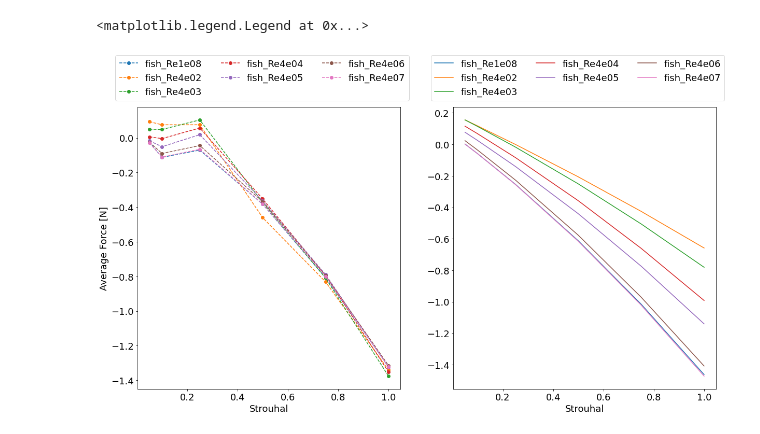
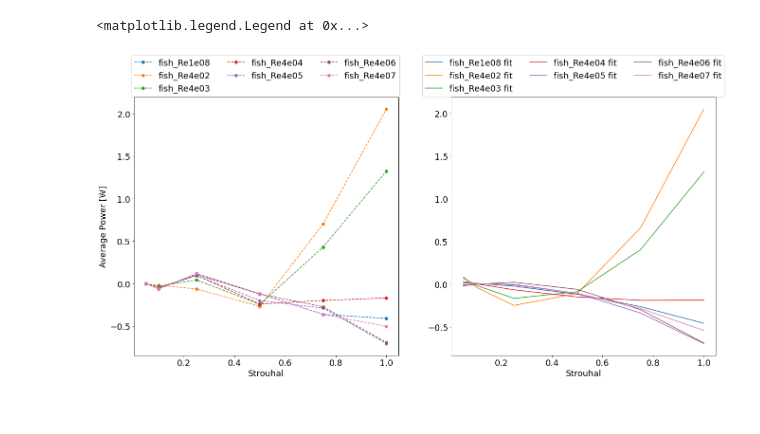
Before and after one commit to michaelcoe/Ika-Flow, a Jupyter notebook: OpenFOAM/postProcessing/plot_multipleCases_fish.ipynb, the cells around one changed output. Cells and saved outputs as stored; diff of their text form; code cells hidden in the pictures.

```diff
--- a/OpenFOAM/postProcessing/plot_multipleCases_fish.ipynb
+++ b/OpenFOAM/postProcessing/plot_multipleCases_fish.ipynb
@@ -125,7 +131,7 @@ if force_flag == 1:
     for case in force_caseDict:
         for path in force_caseDict[case][force_locations[0]]:
             force_paths_total.append(path)
-    forces = [Forces(force_path, averaged_cycles, total_cycles, True, True, 'blackman', 21) for force_path in force_paths_total]
+    forces = [Forces(force_path, averaged_cycles, total_cycles, True, True, 'blackman', 51) for force_path in force_paths_total]
 # %%
 plt.rcParams.update({'font.size':18})
 
@@ -152,5 +158,5 @@ if forceBin_flag == 1:
         for path in forceBin_caseDict[case][force_locations[2]]:
             forceBin_paths_bottom.append(path)
 
-forceBins_top = [ForceBins(forceBin_path, averaged_cycles, total_cycles, True, True, 'hanning', 11) for forceBin_path in forceBin_paths_top]
-forceBins_bottom = [ForceBins(forceBin_path, averaged_cycles, total_cycles, True, True, 'hanning', 11) for forceBin_path in forceBin_paths_bottom]
+forceBins_top = [ForceBins(forceBin_path, averaged_cycles, total_cycles, True, True, 'blackman', 51) for forceBin_path in forceBin_paths_top]
+forceBins_bottom = [ForceBins(forceBin_path, averaged_cycles, total_cycles, True, True, 'blackman', 51) for forceBin_path in forceBin_paths_bottom]
@@ -229,0 +242,19 @@ for case in forceBin_caseDict:
+# %%
+fig2, (ax1, ax2) = plt.subplots(1, 2, figsize=(22,10))
+for case in average_force_dict:
+    ax1.plot(st, average_force_dict[case], 'o--', label = case)
+    ax2.plot(st, average_force_fit[case]['fit'](st), label = case + ' fit')
+
+ebrahim_fx = np.array([0.070314057274479, 0.082783327058094, -0.003881420123585, -0.188888396713251,
+-0.564084959358597, -1.14172997275808, -1.87661473822621, -2.85041424616443, -8.68766404199475])
+
+#ax1.plot(st, ebrahim_fx, 'o--', label='Ebrahim Data')
+#ebrahim_force_fit = fit_data_poly(st, ebrahim_fx, 2)
+#ax2.plot(st, ebrahim_force_fit(st), label = 'Ebrahim Fit')
+
+ax1.set_xlabel('Strouhal')
+ax2.set_xlabel('Strouhal')
+ax1.set_ylabel('Average Force [N]')
+ax1.legend(ncol=3, bbox_to_anchor=(1.02, 1.18))
+ax2.legend(ncol=3, bbox_to_anchor=(1.05, 1.18))
+#fig2.savefig(Path(figure_location).joinpath('AvgPower_St.png'))
@@ -230,15 +264,16 @@ for case in forceBin_caseDict:
 # %%
-fig2, (ax1, ax2) = plt.subplots(1, 2, figsize=(20,10))
-for case in average_power_dict:
-    ax1.plot(st, average_force_dict[case], 'o--', label = case)
-    ax2.plot(st, power_law(st, *average_force_fit[case]['fit']), label = case)
+fig3, (ax1, ax2) = plt.subplots(1, 2, figsize=(22,10))
+for case in average_force_dict:
+    ax1.plot(st, average_power_dict[case]['combined'], 'o--', label = case)
+    ax2.plot(st, average_power_fit[case]['fit'](st), label = case + ' fit')
+
 
 ax1.set_xlabel('Strouhal')
 ax2.set_xlabel('Strouhal')
-ax1.set_ylabel('Average Force [N]')
-ax1.legend(ncol=3, bbox_to_anchor=(1.05, 1.2))
-ax2.legend(ncol=3, bbox_to_anchor=(1.05, 1.2))
+ax1.set_ylabel('Average Power [W]')
+ax1.legend(ncol=3, bbox_to_anchor=(1.02, 1.18))
+ax2.legend(ncol=3, bbox_to_anchor=(1.05, 1.18))
 #fig2.savefig(Path(figure_location).joinpath('AvgPower_St.png'))
 # %% [output]
 <matplotlib.legend.Legend at 0x...>
-[figure, old version]
+[figure, new version]
```
Also changed, not shown: parts of 15 cells of this notebook, 4 other files.
